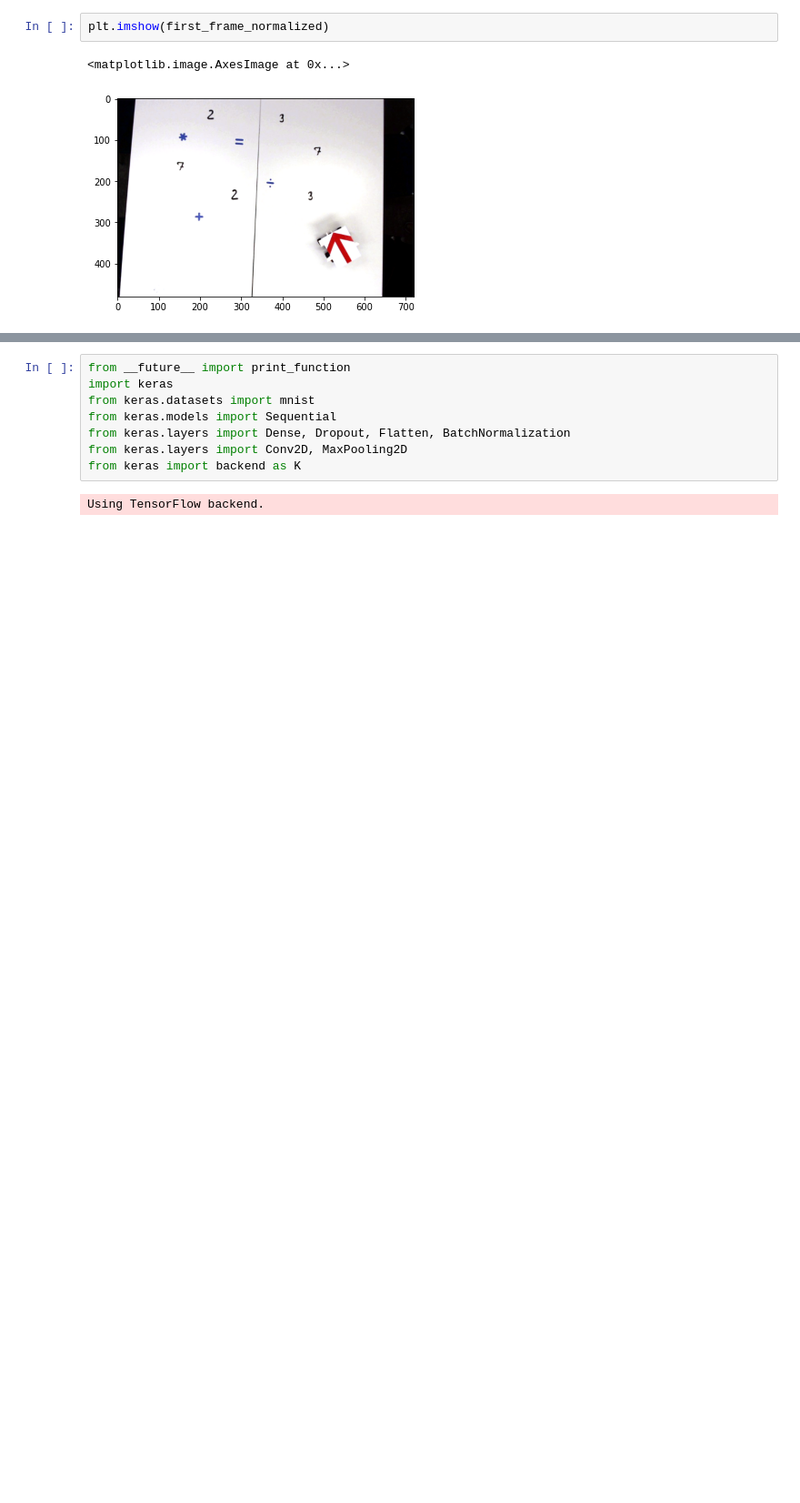
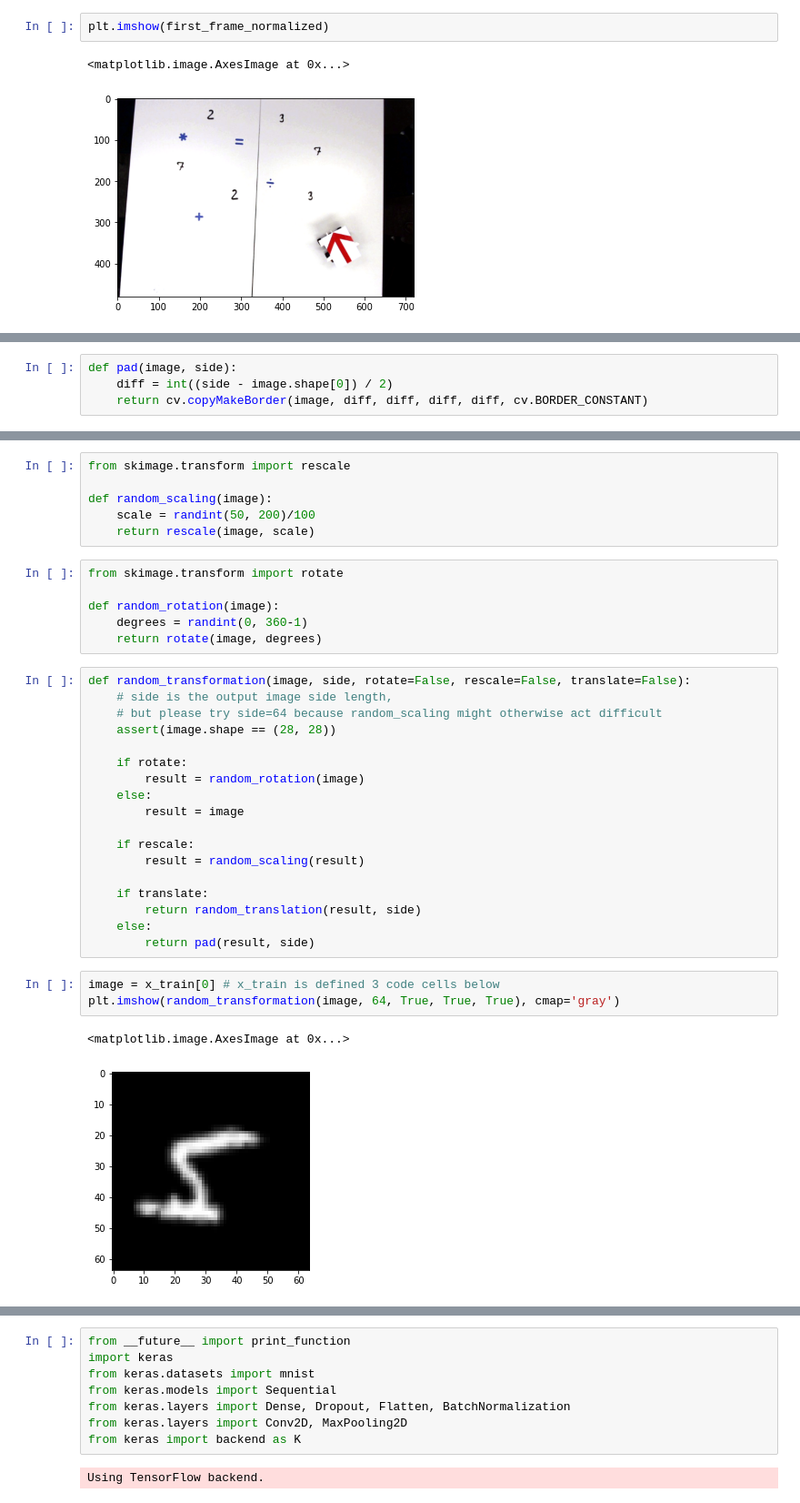
Before and after one commit to emarazz/iapr_2020, a Jupyter notebook: our_project/window_sliding.ipynb, the cells around one changed output, grey strips where cells are left out. Shown at 91% size. Cells and saved outputs as stored; diff of their text form; blank space fills up the shorter version.

```diff
--- a/our_project/window_sliding.ipynb
+++ b/our_project/window_sliding.ipynb
@@ -338,0 +344,4 @@ plt.imshow(first_frame_normalized)
+# %%
+def pad(image, side):
+    diff = int((side - image.shape[0]) / 2)
+    return cv.copyMakeBorder(image, diff, diff, diff, diff, cv.BORDER_CONSTANT)
@@ -339 +364,37 @@ plt.imshow(first_frame_normalized)
+# %%
+from skimage.transform import rescale
+
+def random_scaling(image):
+    scale = randint(50, 200)/100
+    return rescale(image, scale)
+# %%
+from skimage.transform import rotate
+
+def random_rotation(image):
+    degrees = randint(0, 360-1)
+    return rotate(image, degrees)
+# %%
+def random_transformation(image, side, rotate=False, rescale=False, translate=False):
+    # side is the output image side length,
+    # but please try side=64 because random_scaling might otherwise act difficult
+    assert(image.shape == (28, 28))
+
+    if rotate:
+        result = random_rotation(image)
+    else:
+        result = image
+
+    if rescale:
+        result = random_scaling(result)
+
+    if translate:
+        return random_translation(result, side)
+    else:
+        return pad(result, side)
+# %%
+image = x_train[0] # x_train is defined 3 code cells below
+plt.imshow(random_transformation(image, 64, True, True, True), cmap='gray')
+# %% [output]
+<matplotlib.image.AxesImage at 0x...>
+[figure, added]
 # %% [markdown]
```
Also changed, not shown: parts of 3 cells of this notebook.
